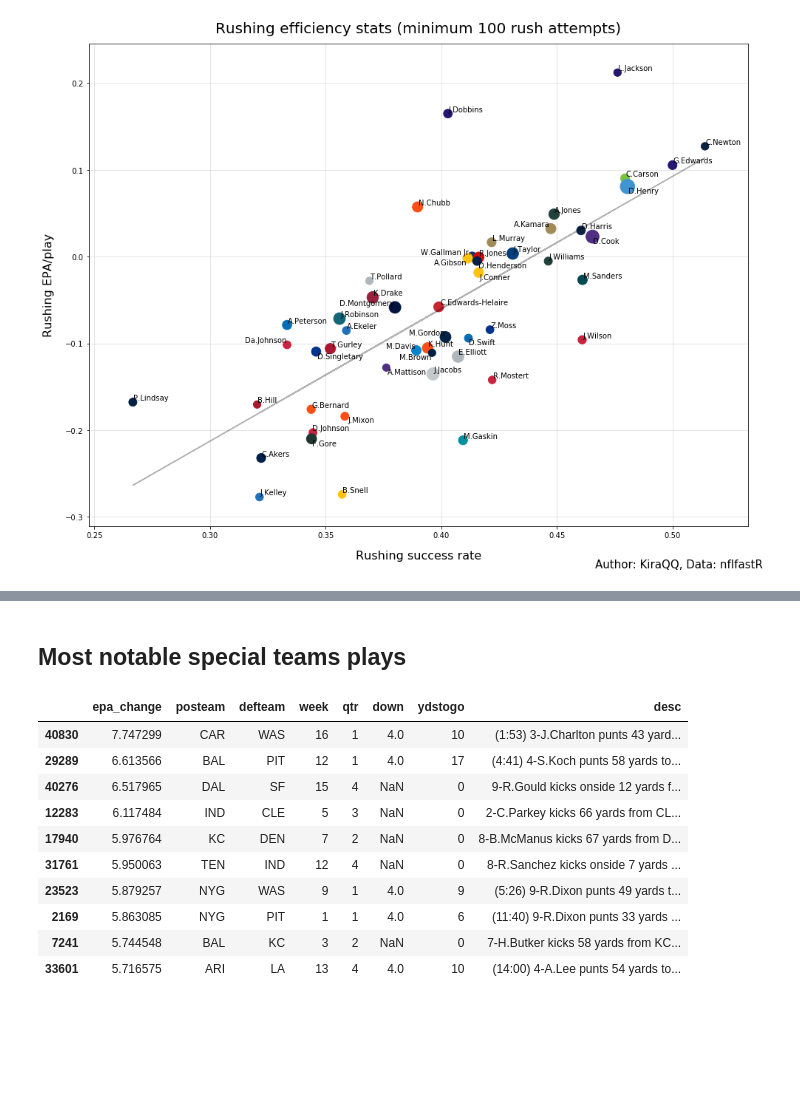
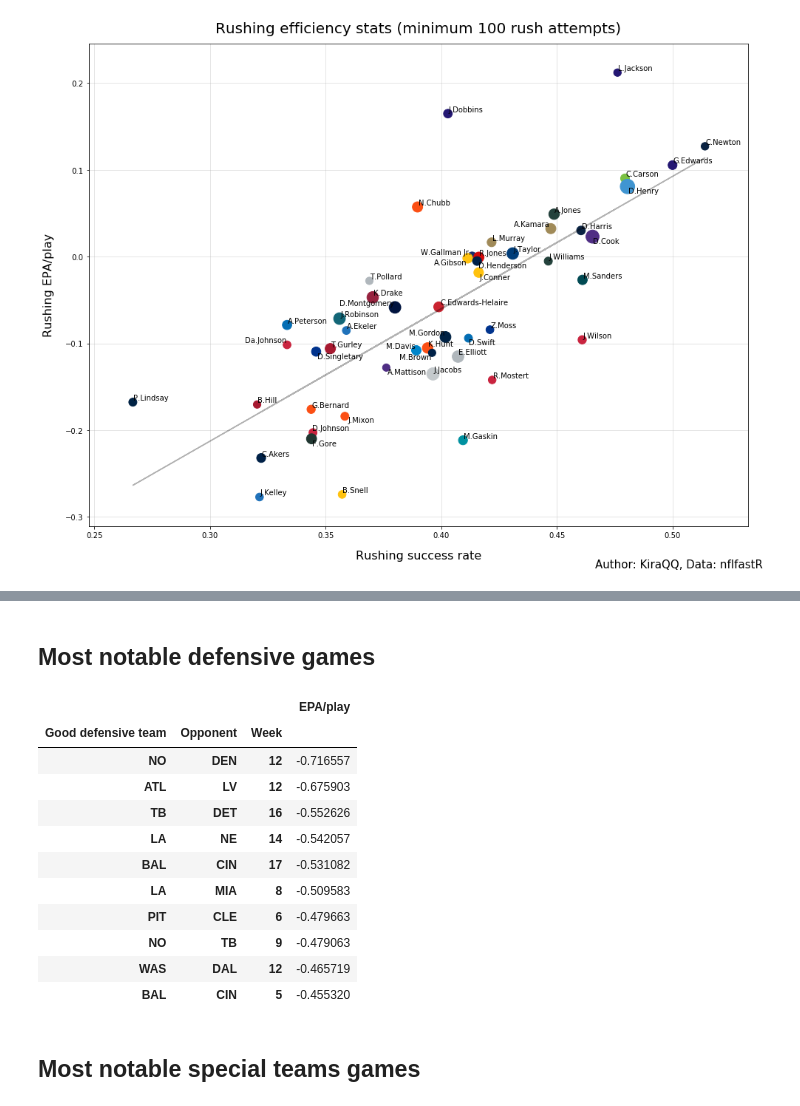
Before and after one commit to kkstimac/NFL_analytics, a Jupyter notebook: NFL2020recap.ipynb, the cells around one changed output, grey strips where cells are left out. Cells and saved outputs as stored; diff of their text form; code cells hidden in the pictures; blank space fills up the shorter version.

```diff
--- a/NFL2020recap.ipynb
+++ b/NFL2020recap.ipynb
@@ -614,19 +638,26 @@ plt.figtext(.72,.06,'Author: KiraQQ, Data: nflfastR',fontsize=15);
+# %% [markdown]
+## Most notable defensive games
+# %%
+def_games = (
+    df.groupby(['defteam', 'posteam', 'week']).agg({'epa': 'mean'})
+)
+
+def_games.index.names = ['Good defensive team', 'Opponent', 'Week']
+def_games.columns = ['EPA/play']
+def_games.sort_values('EPA/play', ascending=True, inplace=True)
+def_games.head(10)
+# %% [output]
+|  |  |  | EPA/play |
+| Good defensive team | Opponent | Week |  |
+| NO | DEN | 12 | -0.716557 |
+| ATL | LV | 12 | -0.675903 |
+| TB | DET | 16 | -0.552626 |
+| LA | NE | 14 | -0.542057 |
+| BAL | CIN | 17 | -0.531082 |
+| LA | MIA | 8 | -0.509583 |
+| PIT | CLE | 6 | -0.479663 |
+| NO | TB | 9 | -0.479063 |
+| WAS | DAL | 12 | -0.465719 |
+| BAL | CIN | 5 | -0.455320 |
 # %% [markdown]
-## Most notable special teams plays
+## Most notable special teams games
-# %%
-df_spec['epa_change'] = abs(df_spec['epa'])
-df_spec.sort_values('epa', ascending=False, inplace=True)
-a = df_spec.head(10)
-a[['epa_change', 'posteam', 'defteam', 'week', 'qtr', 'down', 'ydstogo', 'desc']]
-# %% [output]
-|  | epa_change | posteam | defteam | week | qtr | down | ydstogo | desc |
-| 40830 | 7.747299 | CAR | WAS | 16 | 1 | 4.0 | 10 | (1:53) 3-J.Charlton punts 43 yard... |
-| 29289 | 6.613566 | BAL | PIT | 12 | 1 | 4.0 | 17 | (4:41) 4-S.Koch punts 58 yards to... |
-| 40276 | 6.517965 | DAL | SF | 15 | 4 | NaN | 0 | 9-R.Gould kicks onside 12 yards f... |
-| 12283 | 6.117484 | IND | CLE | 5 | 3 | NaN | 0 | 2-C.Parkey kicks 66 yards from CL... |
-| 17940 | 5.976764 | KC | DEN | 7 | 2 | NaN | 0 | 8-B.McManus kicks 67 yards from D... |
-| 31761 | 5.950063 | TEN | IND | 12 | 4 | NaN | 0 | 8-R.Sanchez kicks onside 7 yards ... |
-| 23523 | 5.879257 | NYG | WAS | 9 | 1 | 4.0 | 9 | (5:26) 9-R.Dixon punts 49 yards t... |
-| 2169 | 5.863085 | NYG | PIT | 1 | 1 | 4.0 | 6 | (11:40) 9-R.Dixon punts 33 yards ... |
-| 7241 | 5.744548 | BAL | KC | 3 | 2 | NaN | 0 | 7-H.Butker kicks 58 yards from KC... |
-| 33601 | 5.716575 | ARI | LA | 13 | 4 | 4.0 | 10 | (14:00) 4-A.Lee punts 54 yards to... |
```
Also changed, not shown: parts of 6 cells of this notebook.
